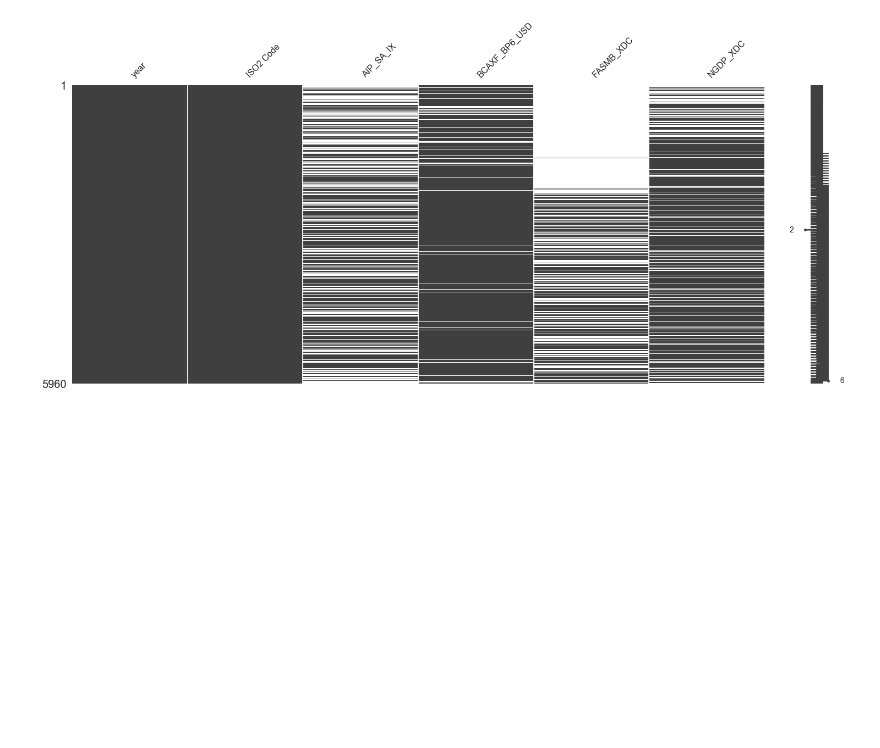
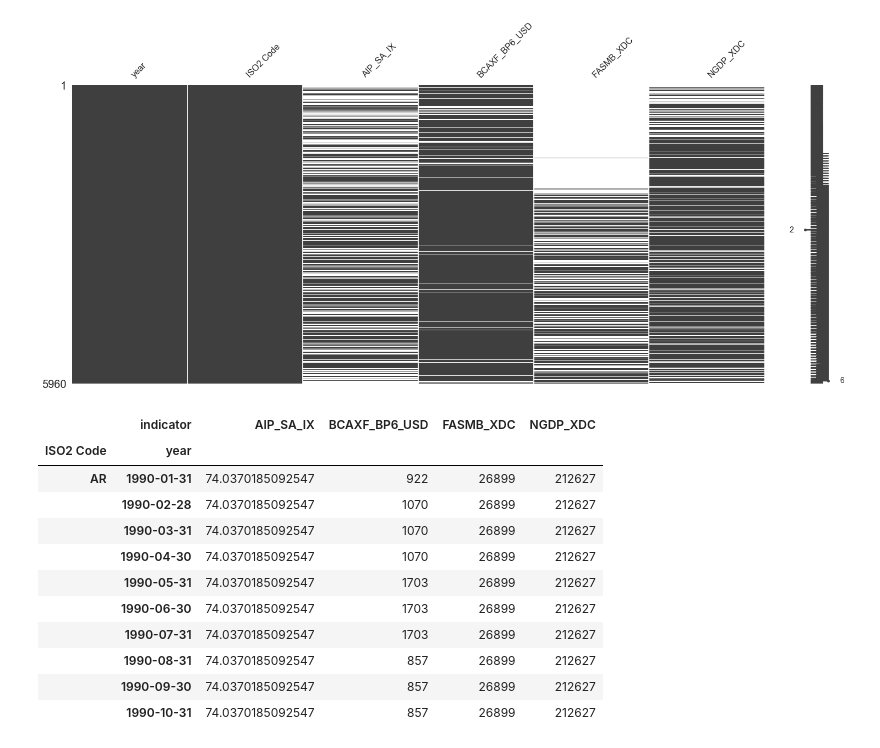
Before and after one commit to Walras-data/countryrisk, a Jupyter notebook: countryrisk4.ipynb, the cells around one changed output. Saved outputs shown, nothing was run; the diff lists cells and outputs as text; code cells hidden in the pictures; blank space fills up the shorter version.

```diff
--- a/countryrisk4.ipynb
+++ b/countryrisk4.ipynb
@@ -141,7 +127,20 @@ stack_q = stackq.set_index('year').groupby('ISO2 Code').resample("M").last()
 stack_q = stack_q.drop(columns=["ISO2 Code"])
 # %%
 #Interpolation method 1 - Back
-stack1 = stack_q.groupby("ISO2 Code").bfill()
+stack_q.bfill().head(10)
+# %% [output]
+|  | indicator | AIP_SA_IX | BCAXF_BP6_USD | FASMB_XDC | NGDP_XDC |
+| ISO2 Code | year |  |  |  |  |
+| AR | 1990-01-31 | 74.0370185092547 | 922 | 26899 | 212627 |
+|  | 1990-02-28 | 74.0370185092547 | 1070 | 26899 | 212627 |
+|  | 1990-03-31 | 74.0370185092547 | 1070 | 26899 | 212627 |
+|  | 1990-04-30 | 74.0370185092547 | 1070 | 26899 | 212627 |
+|  | 1990-05-31 | 74.0370185092547 | 1703 | 26899 | 212627 |
+|  | 1990-06-30 | 74.0370185092547 | 1703 | 26899 | 212627 |
+|  | 1990-07-31 | 74.0370185092547 | 1703 | 26899 | 212627 |
+|  | 1990-08-31 | 74.0370185092547 | 857 | 26899 | 212627 |
+|  | 1990-09-30 | 74.0370185092547 | 857 | 26899 | 212627 |
+|  | 1990-10-31 | 74.0370185092547 | 857 | 26899 | 212627 |
 # %%
 #Interpolation method 2 - Same within the quarterly
 
```
Also changed, not shown: parts of 9 cells of this notebook, 1 other file.
